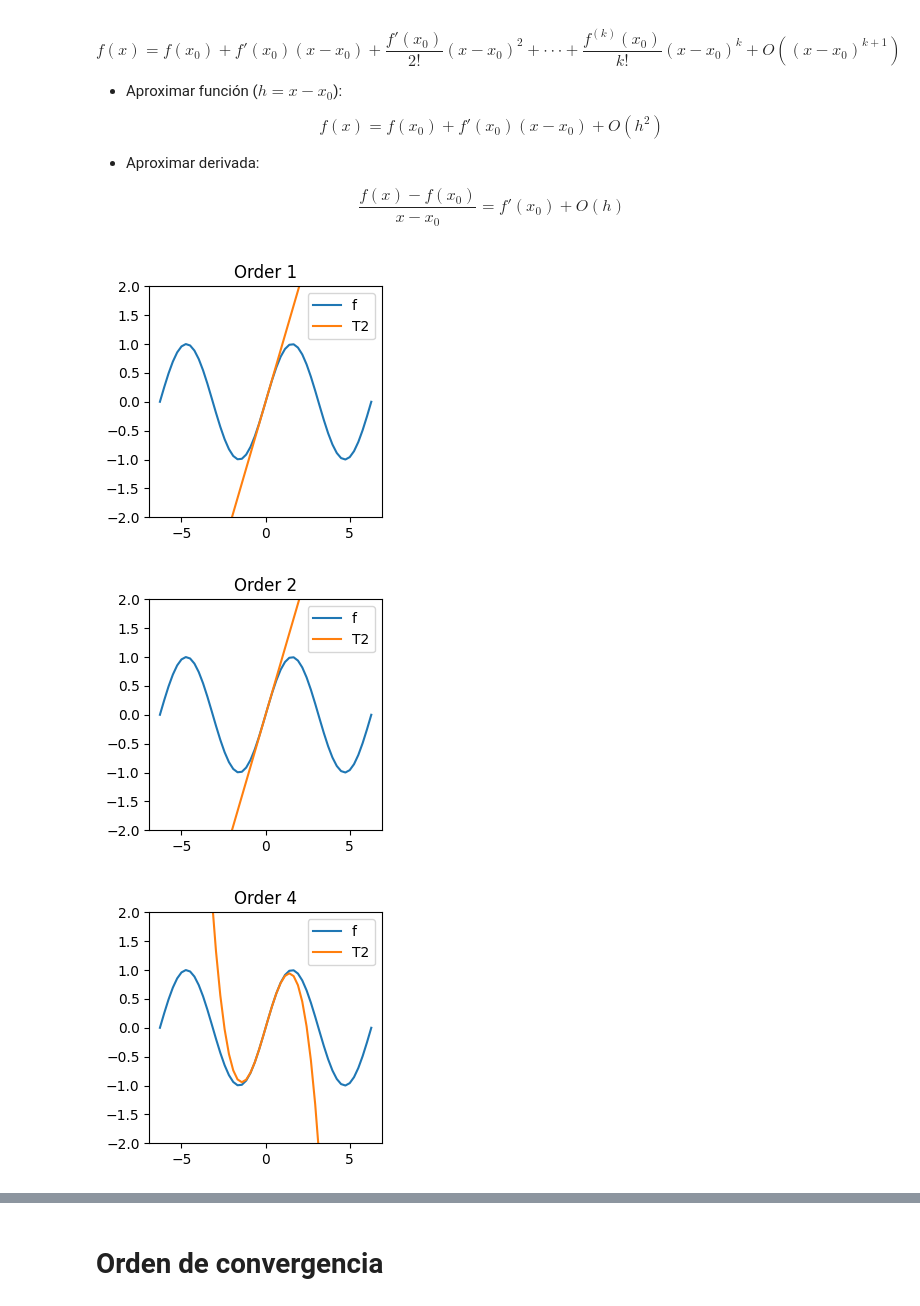
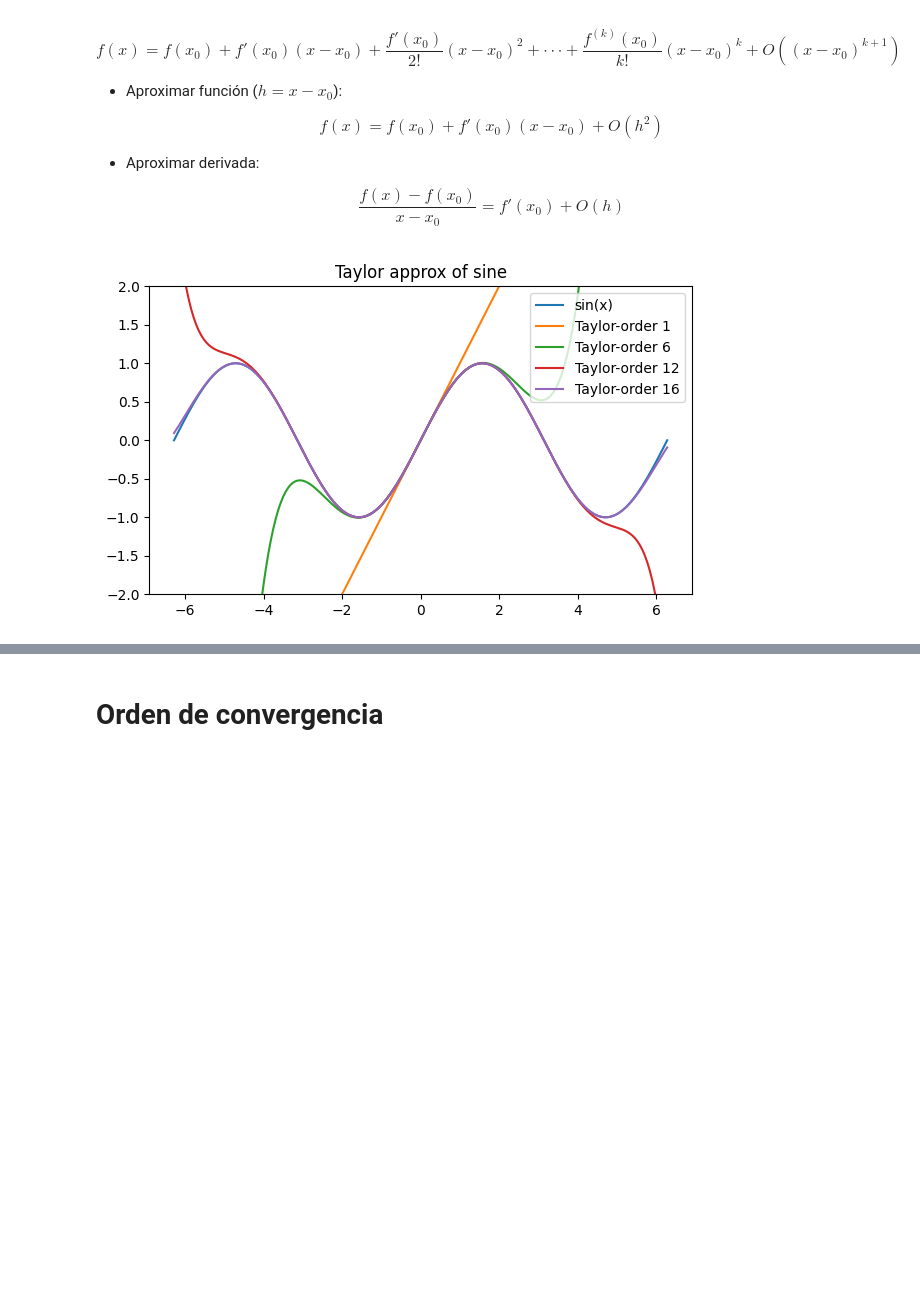
Before and after one commit to nabw/IMT1001, a Jupyter notebook: modulo-numerico/imt1001.ipynb, the cells around one changed output, grey strips where cells are left out. Cells and saved outputs as stored; diff of their text form; code cells hidden in the pictures; blank space fills up the shorter version.

```diff
--- a/modulo-numerico/imt1001.ipynb
+++ b/modulo-numerico/imt1001.ipynb
@@ -50,7 +52,6 @@ $$ \frac{f(x) - f(x_0)}{x - x_0} = f'(x_0) + O(h) $$
 import numpy as np
 from math import factorial
 import matplotlib.pyplot as plt
-plt.rcParams['figure.figsize'] = [3,3]
 
 def f(x):
     return np.sin(x)
@@ -76,17 +77,16 @@ def f_Taylor(x, x0, k):
         out += dfk(x0, j+1) / factorial(j+1) * h**(j+1)
     return out
 # %%
-xs = np.linspace(-2*np.pi,2*np.pi)
+xs = np.linspace(-2*np.pi,2*np.pi,200)
 fs = f(xs)  # [ f(x) for x in xs ]
 
-
-for k in (1,2,4,6,8,10,12,14,16):
-    plt.plot(xs,fs,label="f")
+plt.figure(figsize=(7, 4))
+plt.plot(xs,fs,label="sin(x)")
+for k in (1,6,12,16):
     fs_taylor = f_Taylor(xs, 0.0, k)
-    plt.plot(xs,fs_taylor,label="T2")
+    plt.plot(xs,fs_taylor,label="Taylor-order {}".format(k))
     plt.ylim(-2,2)
-    plt.legend(); plt.title("Order {}".format(k)); plt.show()
+    plt.legend()
+plt.title("Taylor approx of sine".format(k)); plt.show()
 # %% [output]
-[figure, old version]
+[figure, new version]
-[figure, removed]
-[figure, removed]
```
Also changed, not shown: parts of 13 cells of this notebook, 1 other file.
